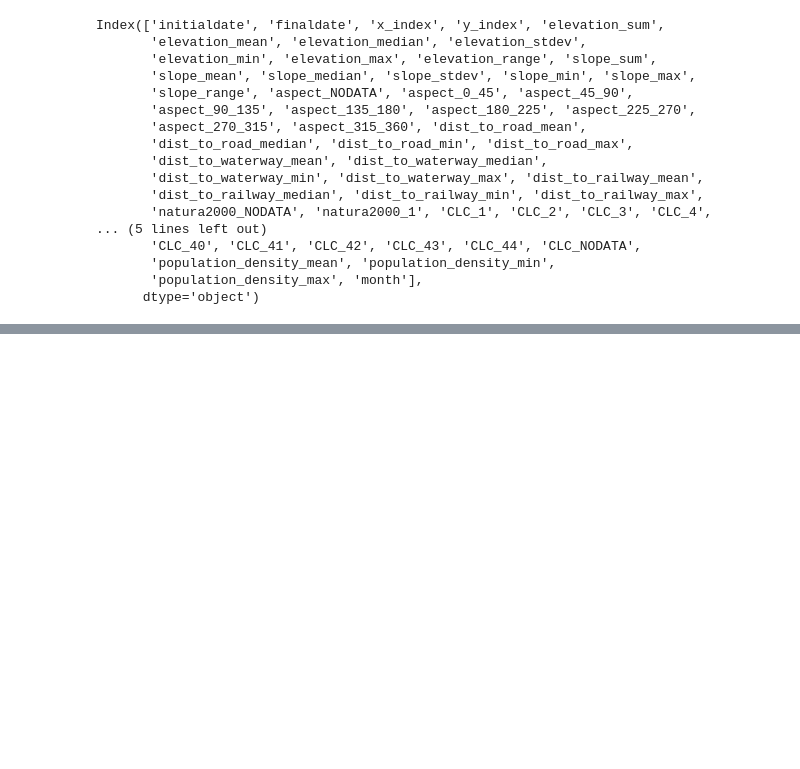
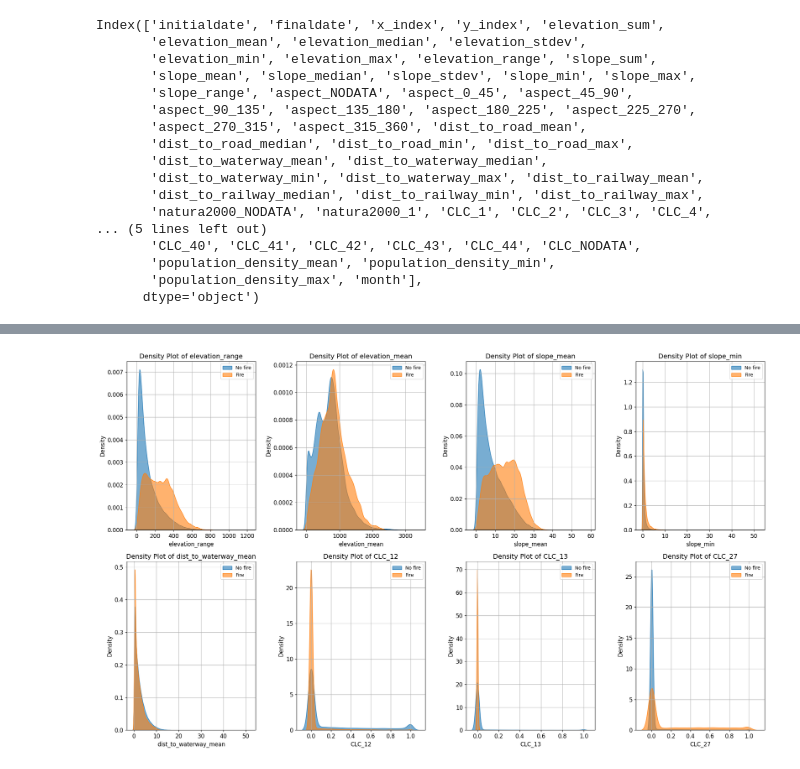
Before and after one commit to JulenErcibengoa/Aprendizaje_Automatico_Avanzado, a Jupyter notebook: src/main.ipynb, the cells around one changed output, grey strips where cells are left out. Saved outputs shown, nothing was run; the diff lists cells and outputs as text; code cells hidden in the pictures; blank space fills up the shorter version.

```diff
--- a/src/main.ipynb
+++ b/src/main.ipynb
@@ -554,0 +697,40 @@ KeyboardInterrupt:
+# %%
+import seaborn as sns
+import matplotlib.pyplot as plt
+
+# List of column names
+columns_to_plot = [
+    'elevation_range',
+    "elevation_mean",
+    'slope_mean',
+    'slope_min',
+    'dist_to_waterway_mean',
+    'CLC_12',
+    'CLC_13',
+    'CLC_27'
+]
+
+plt.rc('font', size=12)
+
+fig, axes = plt.subplots(2, 4, figsize=(20, 12))
+axes = axes.flatten()
+
+# Iterate through columns and axes
+for i, column_name in enumerate(columns_to_plot):
+    var_fire = df[df['is_fire'] == 1][column_name].values
+    var_no_fire = df[df['is_fire'] == 0][column_name].values
+
+    sns.kdeplot(var_no_fire, label="No fire", fill=True, alpha=0.6, ax=axes[i])
+    sns.kdeplot(var_fire, label="Fire", fill=True, alpha=0.6, ax=axes[i])
+
+    axes[i].set_title(f'Density Plot of {column_name}', fontsize=14)
+    axes[i].set_xlabel(column_name, fontsize=12)
+    axes[i].set_ylabel('Density', fontsize=12)
+    axes[i].legend(fontsize=10)
+    axes[i].grid(True)
+
+# Adjust layout for better appearance
+plt.tight_layout()
+plt.show()
+# %% [output]
+[figure, added]
```
Also changed, not shown: parts of 30 cells of this notebook, 6 other files.
